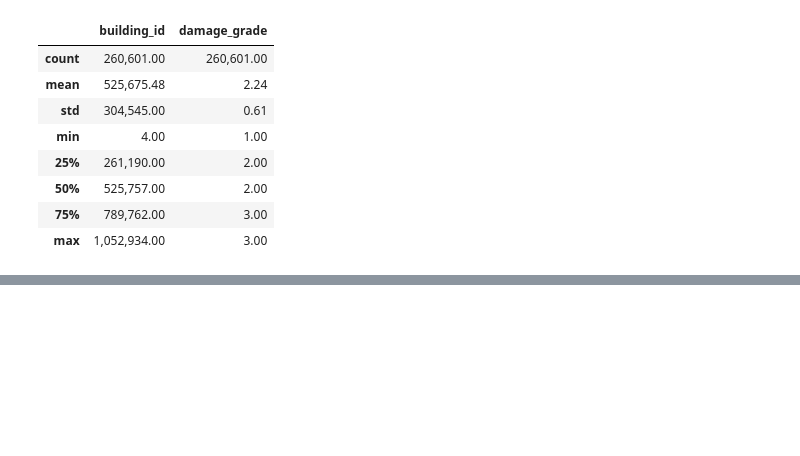
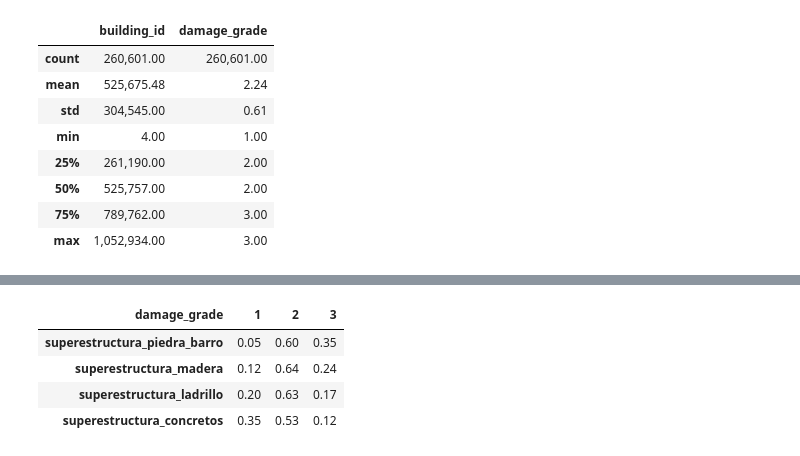
Before and after one commit to FranciscoGauna/TP-Datos-2021, a Jupyter notebook: ExploracionPorCantidadDePisos.ipynb, the cells around one changed output, grey strips where cells are left out. Saved outputs shown, nothing was run; the diff lists cells and outputs as text; code cells hidden in the pictures; blank space fills up the shorter version.

```diff
--- a/ExploracionPorCantidadDePisos.ipynb
+++ b/ExploracionPorCantidadDePisos.ipynb
@@ -201,0 +128,37 @@ unPisoOtrosDf.damage_grade.mean()
+# %%
+# Las superestructuras de piedra y barro(mud_mortar_stone, adobe_mur y stone_flag) comprenden mas de la mitad de los edificios de 2 piso
+dosPisosBarroPiedraDf = pd.DataFrame(dosPisosDf[(dosPisosDf.has_superstructure_adobe_mud == True) | (dosPisosDf.has_superstructure_mud_mortar_stone == True) | (dosPisosDf.has_superstructure_stone_flag == True)].building_id)
+dosPisosBarroPiedraDf = dosPisosBarroPiedraDf.merge(df_train_labels_original, how="inner").drop_duplicates()
+dosPisosBarroPiedraDf = dosPisosBarroPiedraDf.groupby(by="damage_grade").agg("count").rename(columns = {"building_id" : "superestructura_piedra_barro"})
+
+dosPisosBarroPiedraPorcentaje = dosPisosBarroPiedraDf.div(dosPisosBarroPiedraDf.sum(), 1).transpose()
+# %%
+# Los edificios de Madera( Timber y Bamboo) comprenden 1/4 del total
+dosPisosMaderasDf = pd.DataFrame(dosPisosDf[(dosPisosDf.has_superstructure_timber == True) | (dosPisosDf.has_superstructure_bamboo == True)].building_id)
+dosPisosMaderasDf = dosPisosMaderasDf.merge(df_train_labels_original, how="inner").drop_duplicates()
+dosPisosMaderasDf = dosPisosMaderasDf.groupby(by="damage_grade").agg("count").rename(columns = {"building_id" : "superestructura_madera"})
+
+dosPisosMaderasPorcentaje = dosPisosMaderasDf.div(dosPisosMaderasDf.sum(), 1).transpose()
+# %%
+# Los edificios de Concreto(rc_non_engineered y rc_engineered) comprenden un 10%
+dosPisosConcretosDf = pd.DataFrame(dosPisosDf[(dosPisosDf.has_superstructure_rc_non_engineered == True) | (dosPisosDf.has_superstructure_rc_engineered == True)].building_id)
+dosPisosConcretosDf = dosPisosConcretosDf.merge(df_train_labels_original, how="inner").drop_duplicates()
+dosPisosConcretosDf = dosPisosConcretosDf.groupby(by="damage_grade").agg("count").rename(columns = {"building_id" : "superestructura_concretos"})
+
+dosPisosConcretosPorcentaje = dosPisosConcretosDf.div(dosPisosConcretosDf.sum(), 1).transpose()
+# %%
+# Los edificios de Cemento( cement_mortar_stone, mud_mortar_brick y cement_moratr_brick) comprenden otro  1/4 del total
+dosPisosLadrilloDf = pd.DataFrame(dosPisosDf[(dosPisosDf.has_superstructure_cement_mortar_stone == True) | (dosPisosDf.has_superstructure_mud_mortar_brick == True) | (dosPisosDf.has_superstructure_cement_mortar_brick == True)].building_id)
+dosPisosLadrilloDf = dosPisosLadrilloDf.merge(df_train_labels_original, how="inner").drop_duplicates()
+dosPisosLadrilloDf = dosPisosLadrilloDf.groupby(by="damage_grade").agg("count").rename(columns = {"building_id" : "superestructura_ladrillo"})
+
+dosPisosLadrilloPorcentaje = dosPisosLadrilloDf.div(dosPisosLadrilloDf.sum(), 1).transpose()
+# %%
+dosPisosPorcentajes = pd.concat([dosPisosBarroPiedraPorcentaje, dosPisosMaderasPorcentaje, dosPisosLadrilloPorcentaje, dosPisosConcretosPorcentaje], axis=0)
+dosPisosPorcentajes
+# %% [output]
+| damage_grade | 1 | 2 | 3 |
+| superestructura_piedra_barro | 0.05 | 0.60 | 0.35 |
+| superestructura_madera | 0.12 | 0.64 | 0.24 |
+| superestructura_ladrillo | 0.20 | 0.63 | 0.17 |
+| superestructura_concretos | 0.35 | 0.53 | 0.12 |
```
Also changed, not shown: parts of 30 cells of this notebook.
